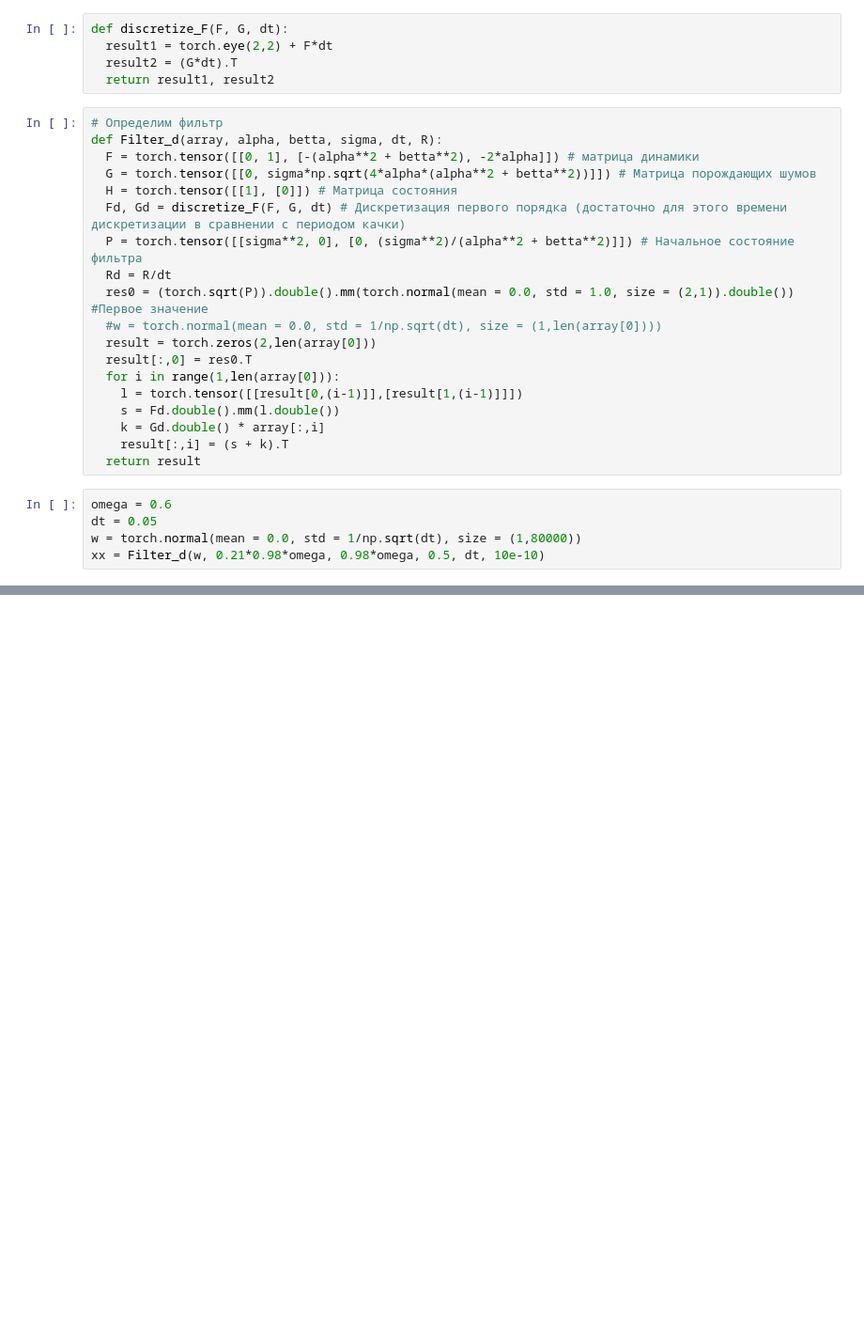
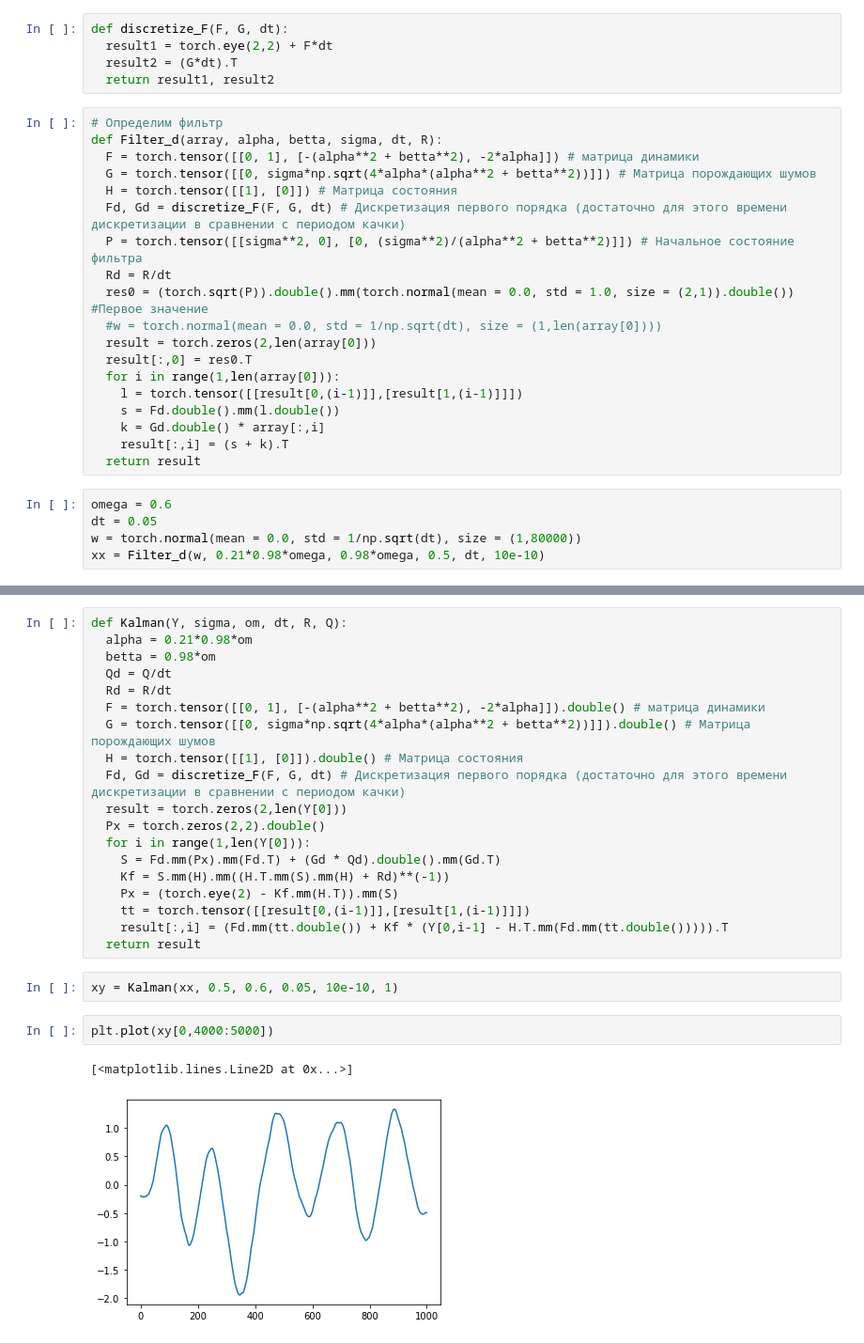
Before and after one commit to Pernach/PythonProjects, a Jupyter notebook: Pitch.ipynb, the cells around one changed output, grey strips where cells are left out. Shown: that part at 94% size. Saved outputs shown, nothing was run; the diff lists cells and outputs as text; blank space fills up the shorter version.

```diff
--- a/Pitch.ipynb
+++ b/Pitch.ipynb
@@ -44,0 +46,26 @@ plt.plot(xx[0,4000:5000])
+# %%
+def Kalman(Y, sigma, om, dt, R, Q):
+  alpha = 0.21*0.98*om
+  betta = 0.98*om
+  Qd = Q/dt
+  Rd = R/dt
+  F = torch.tensor([[0, 1], [-(alpha**2 + betta**2), -2*alpha]]).double() # матрица динамики
+  G = torch.tensor([[0, sigma*np.sqrt(4*alpha*(alpha**2 + betta**2))]]).double() # Матрица порождающих шумов
+  H = torch.tensor([[1], [0]]).double() # Матрица состояния
+  Fd, Gd = discretize_F(F, G, dt) # Дискретизация первого порядка (достаточно для этого времени дискретизации в сравнении с периодом качки)
+  result = torch.zeros(2,len(Y[0]))
+  Px = torch.zeros(2,2).double()
+  for i in range(1,len(Y[0])):
+    S = Fd.mm(Px).mm(Fd.T) + (Gd * Qd).double().mm(Gd.T)
+    Kf = S.mm(H).mm((H.T.mm(S).mm(H) + Rd)**(-1))
+    Px = (torch.eye(2) - Kf.mm(H.T)).mm(S)
+    tt = torch.tensor([[result[0,(i-1)]],[result[1,(i-1)]]])
+    result[:,i] = (Fd.mm(tt.double()) + Kf * (Y[0,i-1] - H.T.mm(Fd.mm(tt.double())))).T
+  return result
+# %%
+xy = Kalman(xx, 0.5, 0.6, 0.05, 10e-10, 1)
+# %%
+plt.plot(xy[0,4000:5000])
+# %% [output]
+[<matplotlib.lines.Line2D at 0x...>]
+[figure, added]
```
Also changed, not shown: parts of 5 cells of this notebook.
